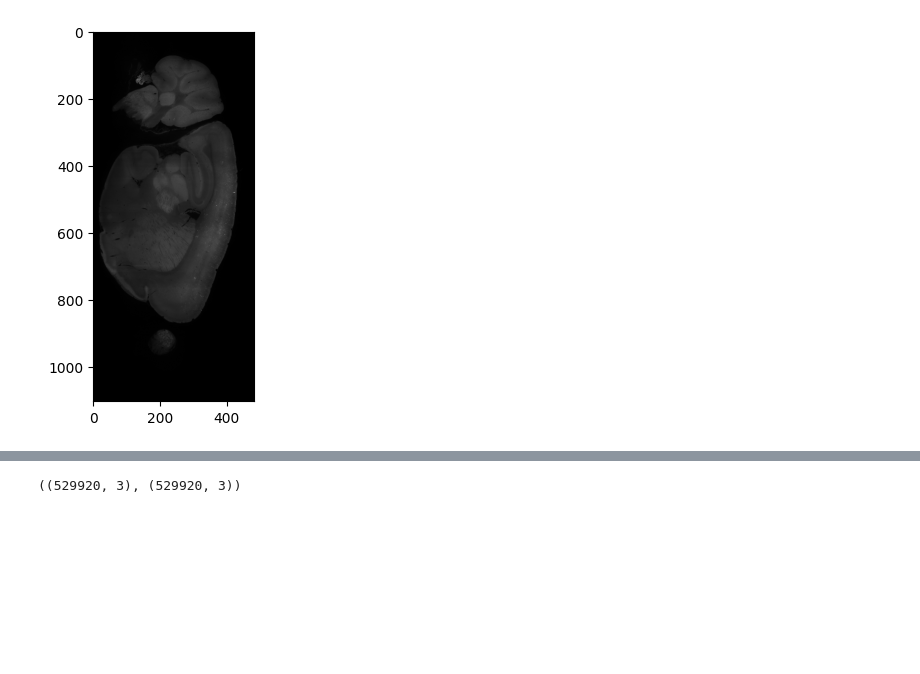
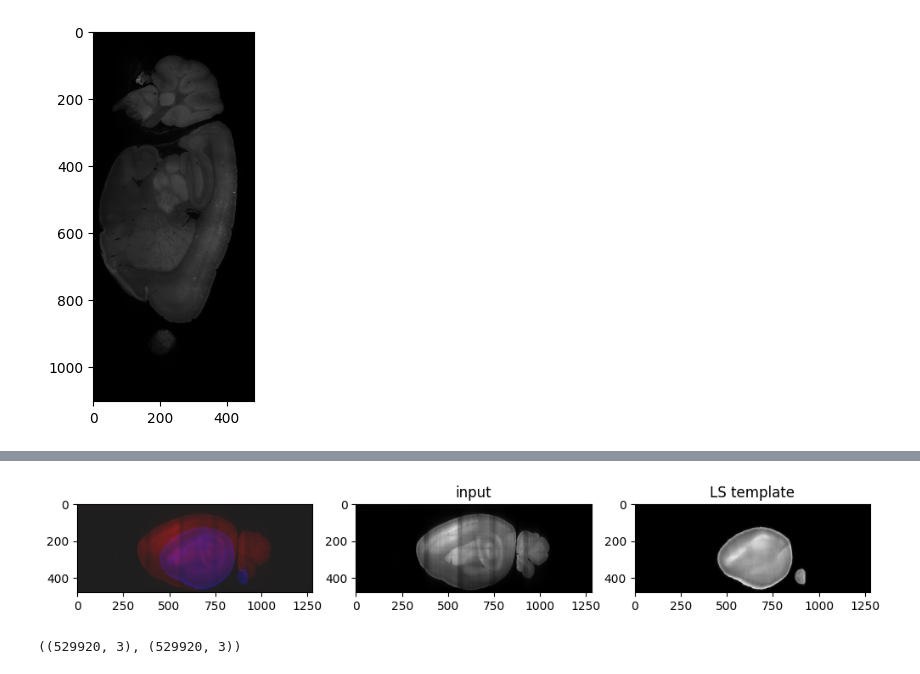
Before and after one commit to AllenInstitute/deep_ccf_registration, a Jupyter notebook: scripts/smartspim/coord_transform.ipynb, the cells around one changed output, grey strips where cells are left out. Cells and saved outputs as stored; diff of their text form; code cells hidden in the pictures; blank space fills up the shorter version.

```diff
--- a/scripts/smartspim/coord_transform.ipynb
+++ b/scripts/smartspim/coord_transform.ipynb
@@ -76,3 +109,7 @@ ls_template_points = coord_transform.forward_transform(
+# %%
+align_points(base_path=Path('/Users/adam.amster/Downloads/SmartSPIM_681227_2023-07-07_11-21-34_stitched_2023-07-24_20-38-50'), slice_index=200, channel='Ex_639_Em_660')
+# %% [output]
+[figure, added]
 # %%
 input_points.shape, ls_template_points.shape
 # %% [output]
```
Also changed, not shown: parts of 12 cells of this notebook, 3 other files.
